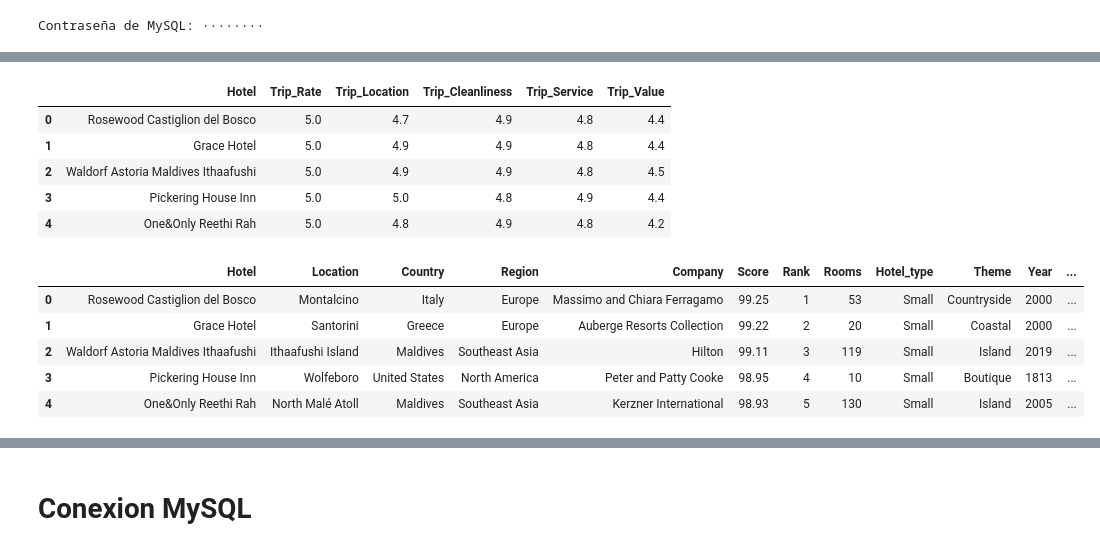
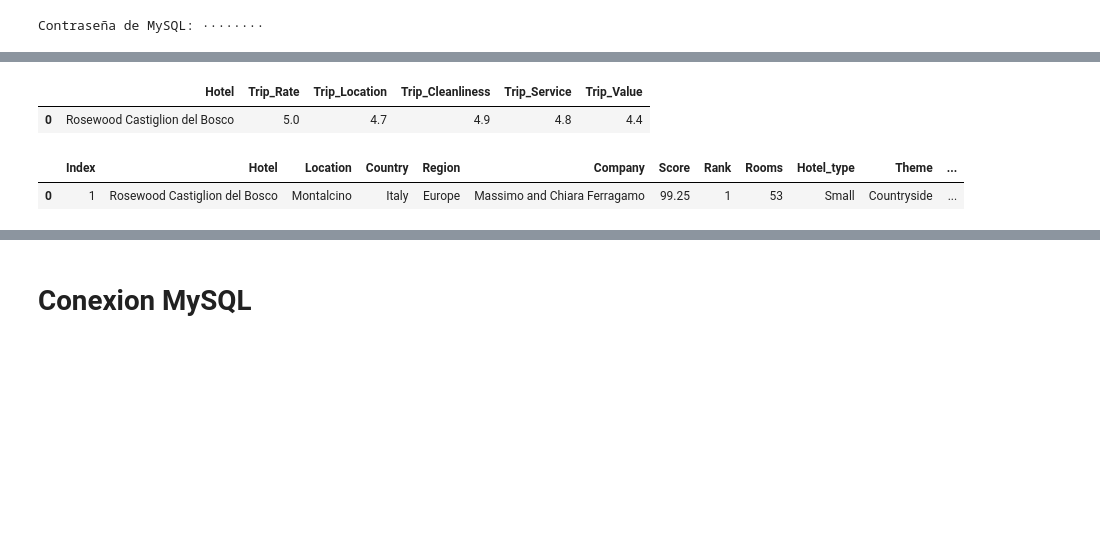
Before and after one commit to Belengasset/Project_Jan22_Hotels, a Jupyter notebook: Upload_BBDD.ipynb, the cells around one changed output, grey strips where cells are left out. Saved outputs shown, nothing was run; the diff lists cells and outputs as text; code cells hidden in the pictures; blank space fills up the shorter version.

```diff
--- a/Upload_BBDD.ipynb
+++ b/Upload_BBDD.ipynb
@@ -35,18 +24,10 @@ google_reviews
 # %%
-trip_reviews.head()
+trip_reviews.head(1)
 # %% [output]
 |  | Hotel | Trip_Rate | Trip_Location | Trip_Cleanliness | Trip_Service | Trip_Value |
 | 0 | Rosewood Castiglion del Bosco | 5.0 | 4.7 | 4.9 | 4.8 | 4.4 |
-| 1 | Grace Hotel | 5.0 | 4.9 | 4.9 | 4.8 | 4.4 |
-| 2 | Waldorf Astoria Maldives Ithaafushi | 5.0 | 4.9 | 4.9 | 4.8 | 4.5 |
-| 3 | Pickering House Inn | 5.0 | 5.0 | 4.8 | 4.9 | 4.4 |
-| 4 | One&Only Reethi Rah | 5.0 | 4.8 | 4.9 | 4.8 | 4.2 |
 # %%
-hotels_travel_and_leisure.head()
+hotels_travel_and_leisure.head(1)
 # %% [output]
-|  | Hotel | Location | Country | Region | Company | Score | Rank | Rooms | Hotel_type | Theme | Year | ... |
-| 0 | Rosewood Castiglion del Bosco | Montalcino | Italy | Europe | Massimo and Chiara Ferragamo | 99.25 | 1 | 53 | Small | Countryside | 2000 | ... |
-| 1 | Grace Hotel | Santorini | Greece | Europe | Auberge Resorts Collection | 99.22 | 2 | 20 | Small | Coastal | 2000 | ... |
-| 2 | Waldorf Astoria Maldives Ithaafushi | Ithaafushi Island | Maldives | Southeast Asia | Hilton | 99.11 | 3 | 119 | Small | Island | 2019 | ... |
-| 3 | Pickering House Inn | Wolfeboro | United States | North America | Peter and Patty Cooke | 98.95 | 4 | 10 | Small | Boutique | 1813 | ... |
-| 4 | One&Only Reethi Rah | North Malé Atoll | Maldives | Southeast Asia | Kerzner International | 98.93 | 5 | 130 | Small | Island | 2005 | ... |
+|  | Index | Hotel | Location | Country | Region | Company | Score | Rank | Rooms | Hotel_type | Theme | ... |
+| 0 | 1 | Rosewood Castiglion del Bosco | Montalcino | Italy | Europe | Massimo and Chiara Ferragamo | 99.25 | 1 | 53 | Small | Countryside | ... |
```
Also changed, not shown: parts of 15 cells of this notebook, 3 other files.
